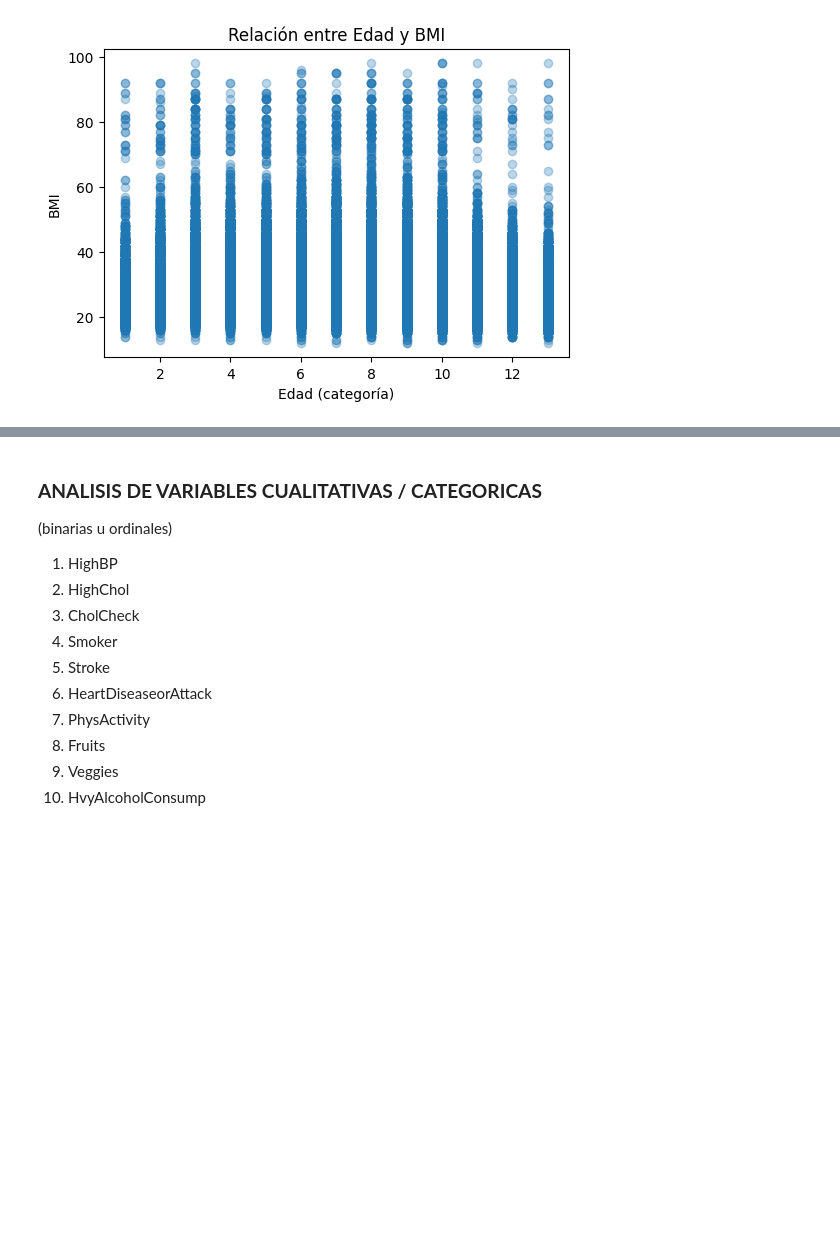
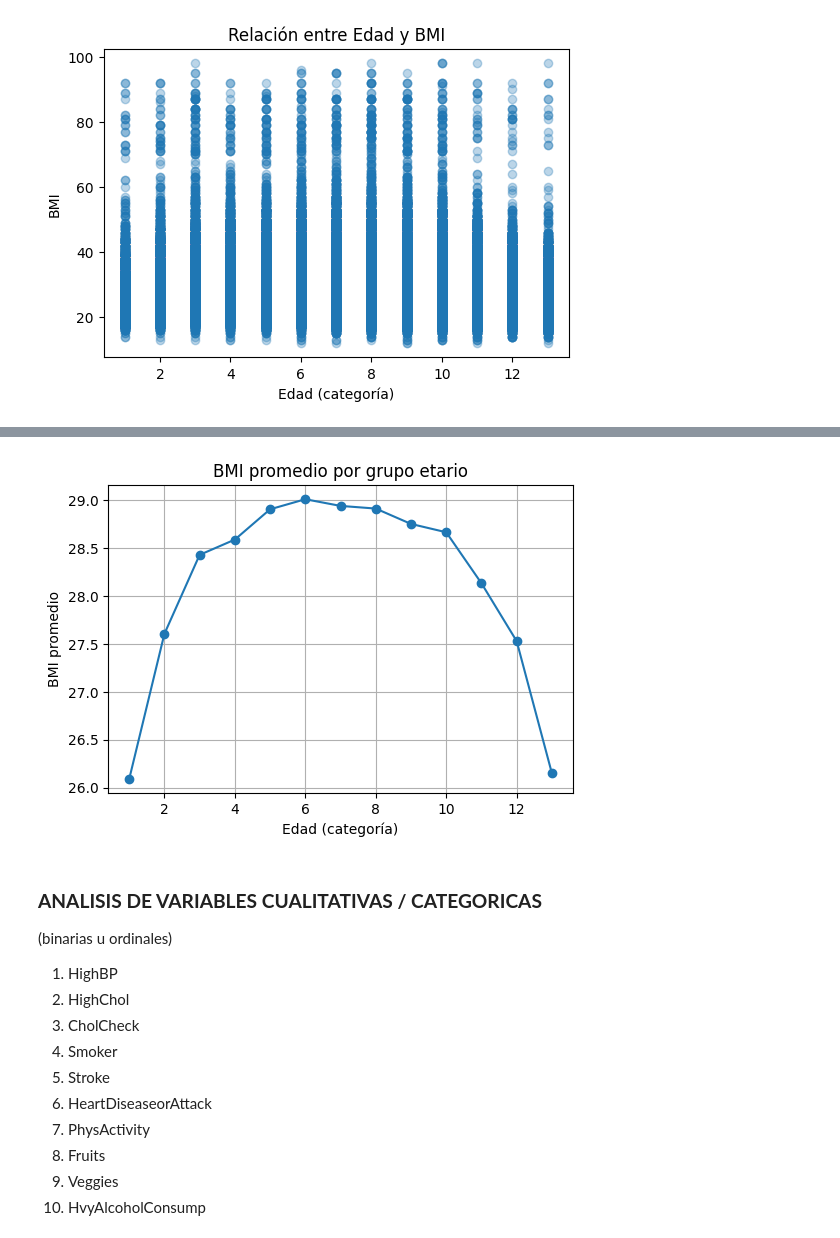
Before and after one commit to sebas-serrano/Diabetes_Health_Indicators, a Jupyter notebook: notebooks/Diabetes_Health_Indicators.ipynb, the cells around one changed output, grey strips where cells are left out. Drawn from its saved outputs; the diff is of its cells as text; code cells hidden in the pictures; blank space fills up the shorter version.

```diff
--- a/notebooks/Diabetes_Health_Indicators.ipynb
+++ b/notebooks/Diabetes_Health_Indicators.ipynb
@@ -235,3 +247,15 @@ plt.show()
+# %%
+bmi_por_edad = df_multi.groupby('Age')['BMI'].mean()
+
+plt.figure(figsize=(6,4))
+bmi_por_edad.plot(marker='o')
+plt.xlabel('Edad (categoría)')
+plt.ylabel('BMI promedio')
+plt.title('BMI promedio por grupo etario')
+plt.grid(True)
+plt.show()
+# %% [output]
+[figure, added]
 # %% [markdown]
 ### **ANALISIS DE VARIABLES CUALITATIVAS / CATEGORICAS**
 
```
Also changed, not shown: parts of 1 cell of this notebook.
